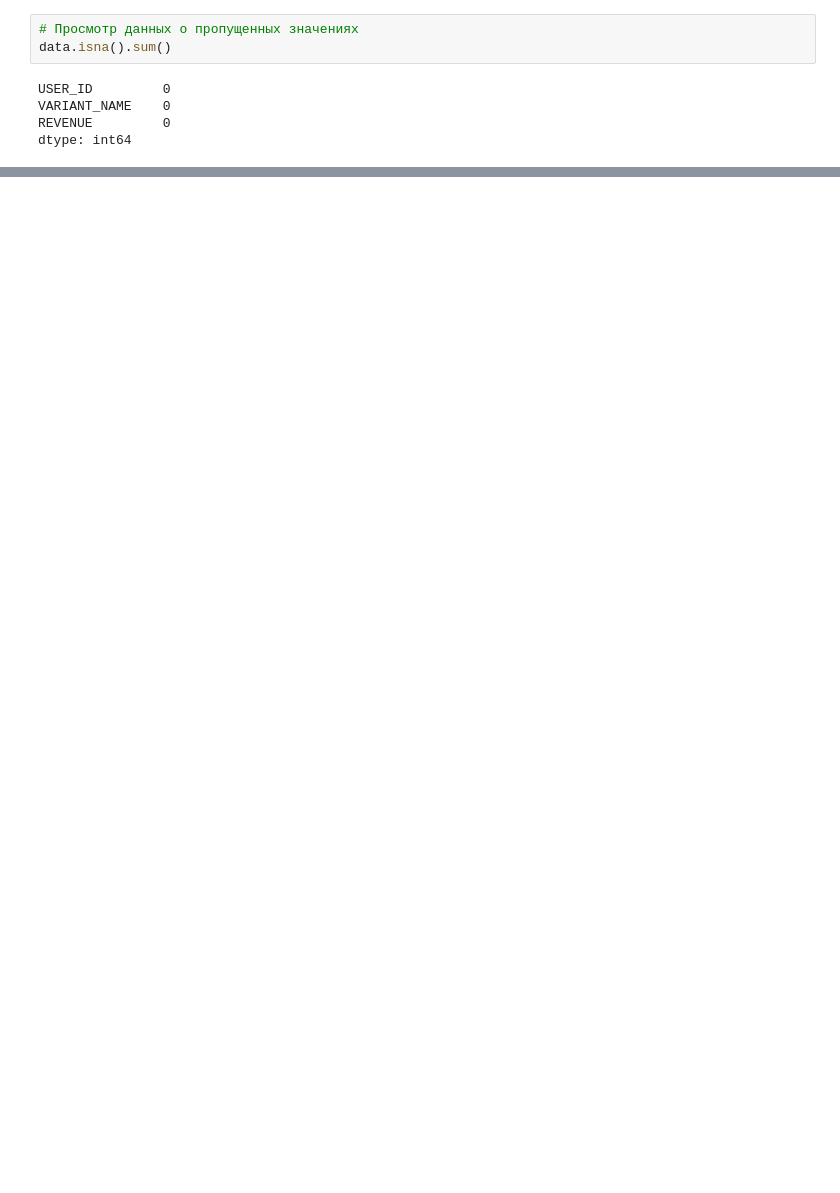
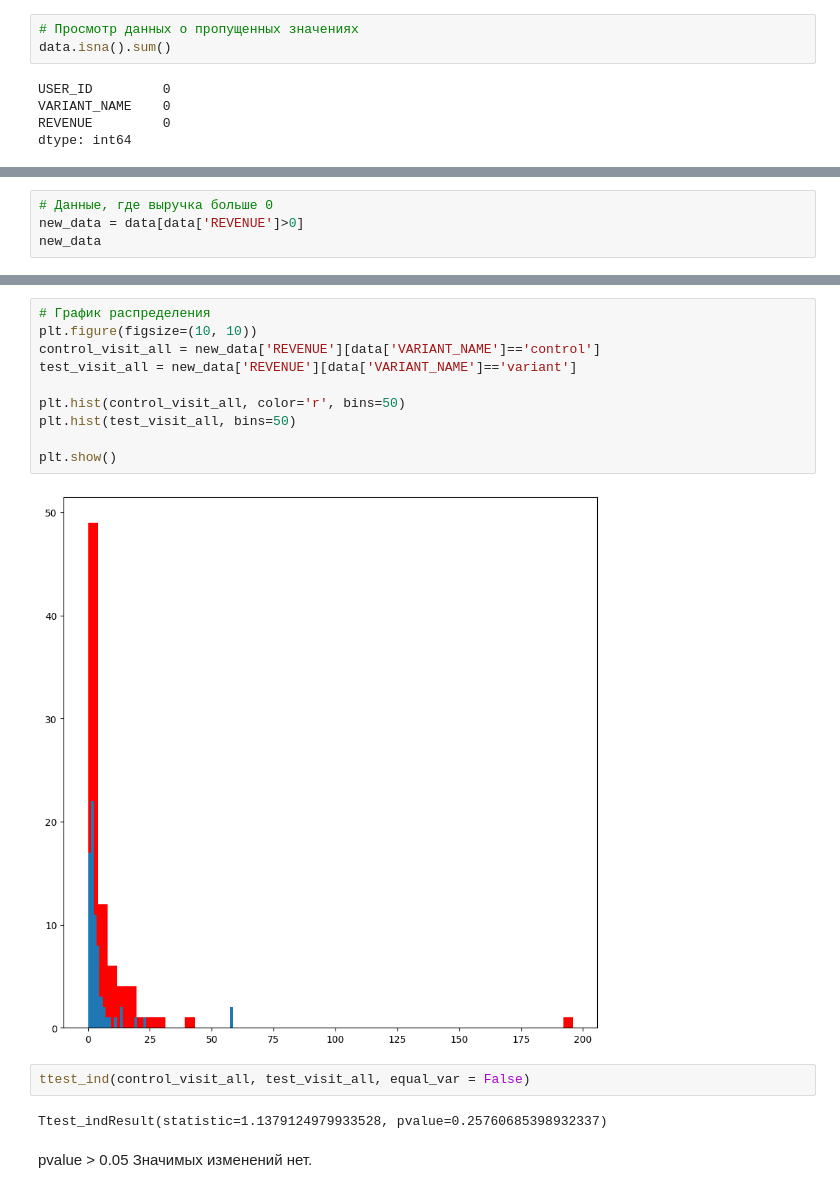
Before and after one commit to BoginskiyVV/AB_Testing, a Jupyter notebook: Sem8/HW8.ipynb, the cells around one changed output, grey strips where cells are left out. Saved outputs shown, nothing was run; the diff lists cells and outputs as text; blank space fills up the shorter version.

```diff
--- a/Sem8/HW8.ipynb
+++ b/Sem8/HW8.ipynb
@@ -88,3 +91,7 @@ VARIANT_NAME
 variant    5016
 control    4984
 Name: count, dtype: int64
+# %%
+# Данные, где выручка больше 0
+new_data = data[data['REVENUE']>0]
+new_data
@@ -90,0 +138,19 @@ Name: count, dtype: int64
+# %%
+# График распределения
+plt.figure(figsize=(10, 10))
+control_visit_all = new_data['REVENUE'][data['VARIANT_NAME']=='control']
+test_visit_all = new_data['REVENUE'][data['VARIANT_NAME']=='variant']
+
+plt.hist(control_visit_all, color='r', bins=50)
+plt.hist(test_visit_all, bins=50)
+
+plt.show()
+# %% [output]
+[figure, added]
+# %%
+ttest_ind(control_visit_all, test_visit_all, equal_var = False)
+# %% [output]
+Ttest_indResult(statistic=1.1379124979933528, pvalue=0.25760685398932337)
+# %% [markdown]
+pvalue > 0.05
+Значимых изменений нет.
```
Also changed, not shown: parts of 17 cells of this notebook.
